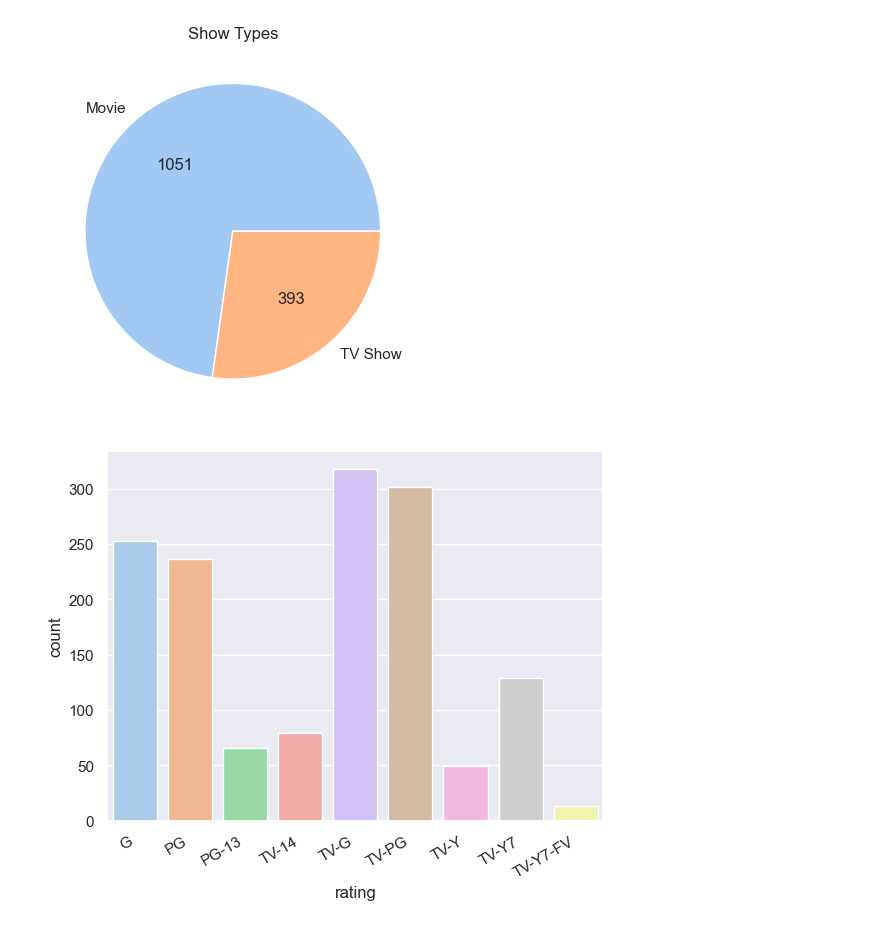
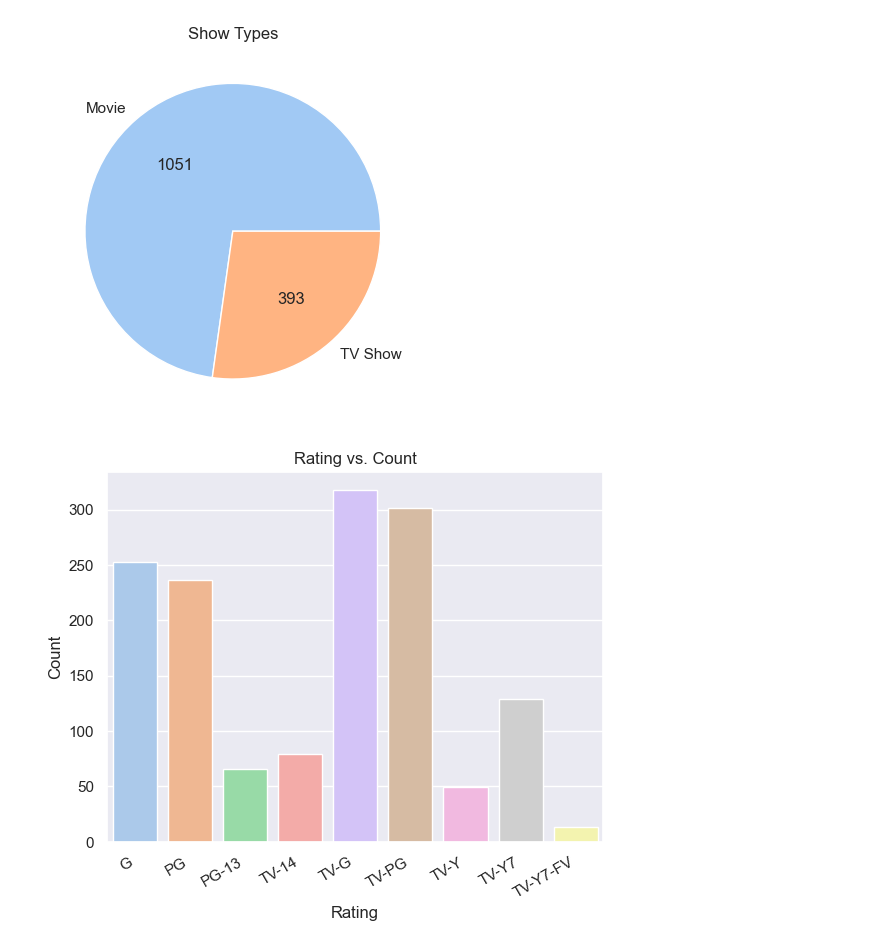
Before and after one commit to dvnatanael/data5006-data-analysis, a Jupyter notebook: Tiny_Data_Analysis_Disney+.ipynb, the cells around one changed output. Cells and saved outputs as stored; diff of their text form; code cells hidden in the pictures.

Commit message:
feat: modify plot titles and labels

```diff
--- a/Tiny_Data_Analysis_Disney+.ipynb
+++ b/Tiny_Data_Analysis_Disney+.ipynb
@@ -156,8 +156,11 @@ _ = plt.title("Show Types")
 [figure]
 # %%
 p = sns.countplot(cleaned_df, x=cleaned_df.index.get_level_values("rating"))
+p.set_title("Rating vs. Count")
+p.set_xlabel("Rating")
+p.set_ylabel("Count")
 _ = {rotate_label(label, rotation=30) for label in p.get_xticklabels()}
 # %% [output]
-[figure, old version]
+[figure, new version]
 # %%
 p: plt.Axes = sns.histplot(data=cleaned_df, x="release_year")
```
Also changed, not shown: parts of 5 cells of this notebook, 1 other file.
